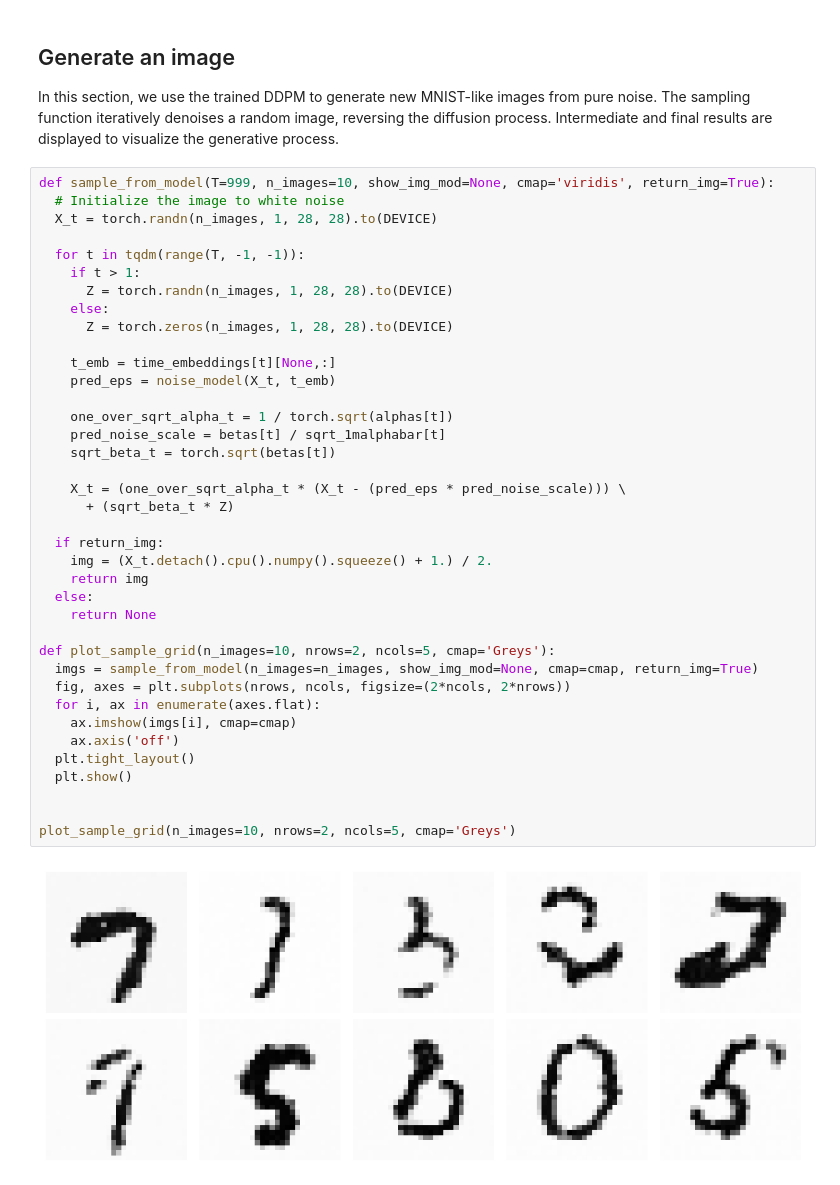
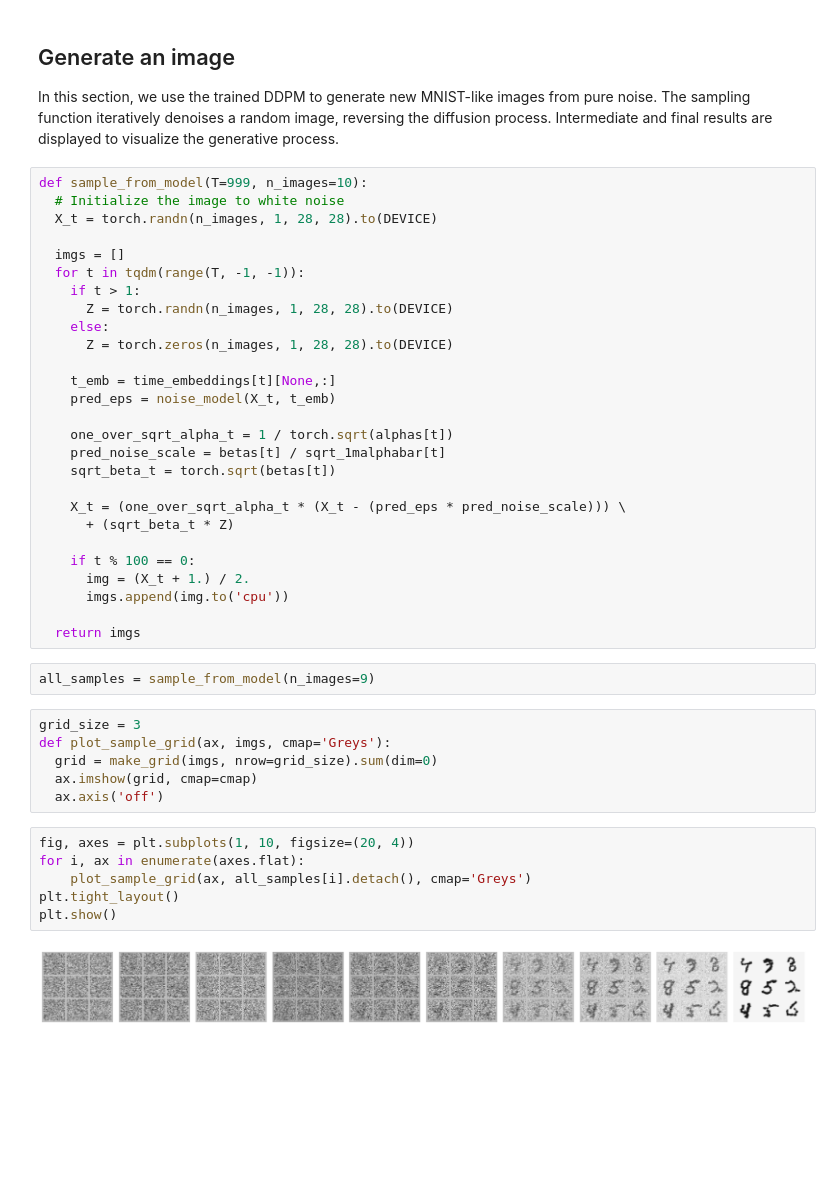
Before and after one commit to InsightLab/diffusion_models_course, a Jupyter notebook: ddpm_from_scratch.ipynb, the cells around one changed output. Cells and saved outputs as stored; diff of their text form; blank space fills up the shorter version.

Commit message:
Improving plotting of samples in DDPM notebook

```diff
--- a/ddpm_from_scratch.ipynb
+++ b/ddpm_from_scratch.ipynb
@@ -280,10 +281,11 @@ if load_model:
 
 In this section, we use the trained DDPM to generate new MNIST-like images from pure noise. The sampling function iteratively denoises a random image, reversing the diffusion process. Intermediate and final results are displayed to visualize the generative process.
 # %%
-def sample_from_model(T=999, n_images=10, show_img_mod=None, cmap='viridis', return_img=True):
+def sample_from_model(T=999, n_images=10):
   # Initialize the image to white noise
   X_t = torch.randn(n_images, 1, 28, 28).to(DEVICE)
 
+  imgs = []
   for t in tqdm(range(T, -1, -1)):
     if t > 1:
       Z = torch.randn(n_images, 1, 28, 28).to(DEVICE)
@@ -300,22 +302,24 @@ def sample_from_model(T=999, n_images=10, show_img_mod=None, cmap='viridis', ret
     X_t = (one_over_sqrt_alpha_t * (X_t - (pred_eps * pred_noise_scale))) \
       + (sqrt_beta_t * Z)
 
-  if return_img:
-    img = (X_t.detach().cpu().numpy().squeeze() + 1.) / 2.
-    return img
-  else:
-    return None
+    if t % 100 == 0:
+      img = (X_t + 1.) / 2.
+      imgs.append(img.to('cpu'))
 
-def plot_sample_grid(n_images=10, nrows=2, ncols=5, cmap='Greys'):
-  imgs = sample_from_model(n_images=n_images, show_img_mod=None, cmap=cmap, return_img=True)
-  fig, axes = plt.subplots(nrows, ncols, figsize=(2*ncols, 2*nrows))
-  for i, ax in enumerate(axes.flat):
-    ax.imshow(imgs[i], cmap=cmap)
-    ax.axis('off')
-  plt.tight_layout()
-  plt.show()
-
-
-plot_sample_grid(n_images=10, nrows=2, ncols=5, cmap='Greys')
+  return imgs
-# %% [output]
-[figure, removed]
+# %%
+all_samples = sample_from_model(n_images=9)
+# %%
+grid_size = 3
+def plot_sample_grid(ax, imgs, cmap='Greys'):
+  grid = make_grid(imgs, nrow=grid_size).sum(dim=0)
+  ax.imshow(grid, cmap=cmap)
+  ax.axis('off')
+# %%
+fig, axes = plt.subplots(1, 10, figsize=(20, 4))
+for i, ax in enumerate(axes.flat):
+    plot_sample_grid(ax, all_samples[i].detach(), cmap='Greys')
+plt.tight_layout()
+plt.show()
+# %% [output]
+[figure, added]
```
Also changed, not shown: parts of 3 cells of this notebook.
